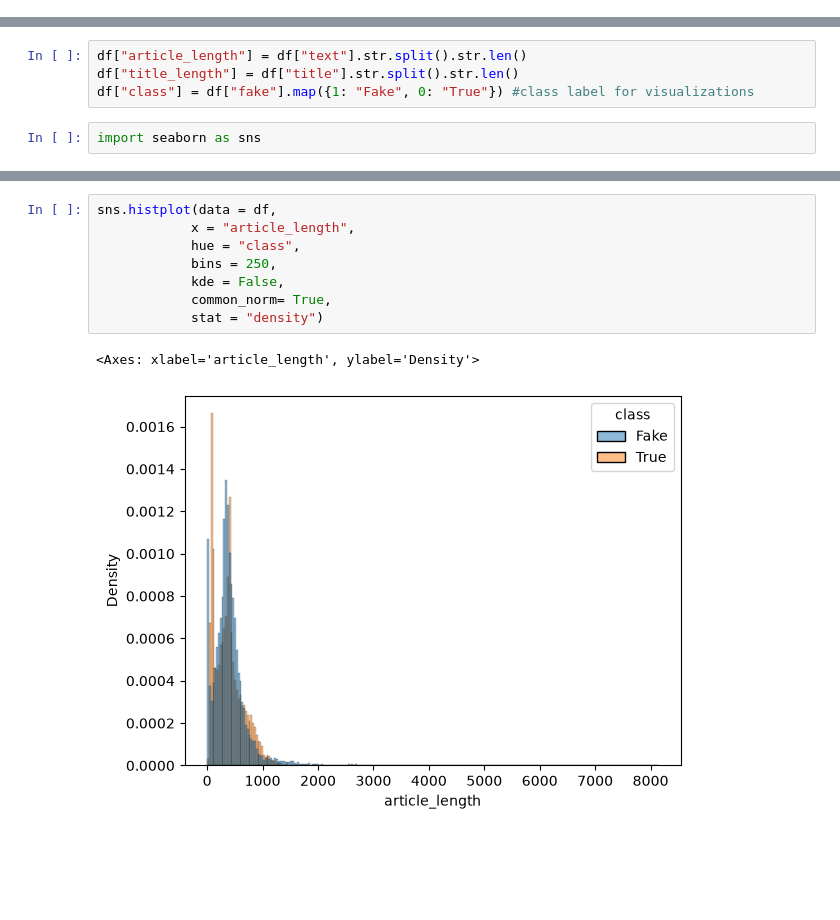
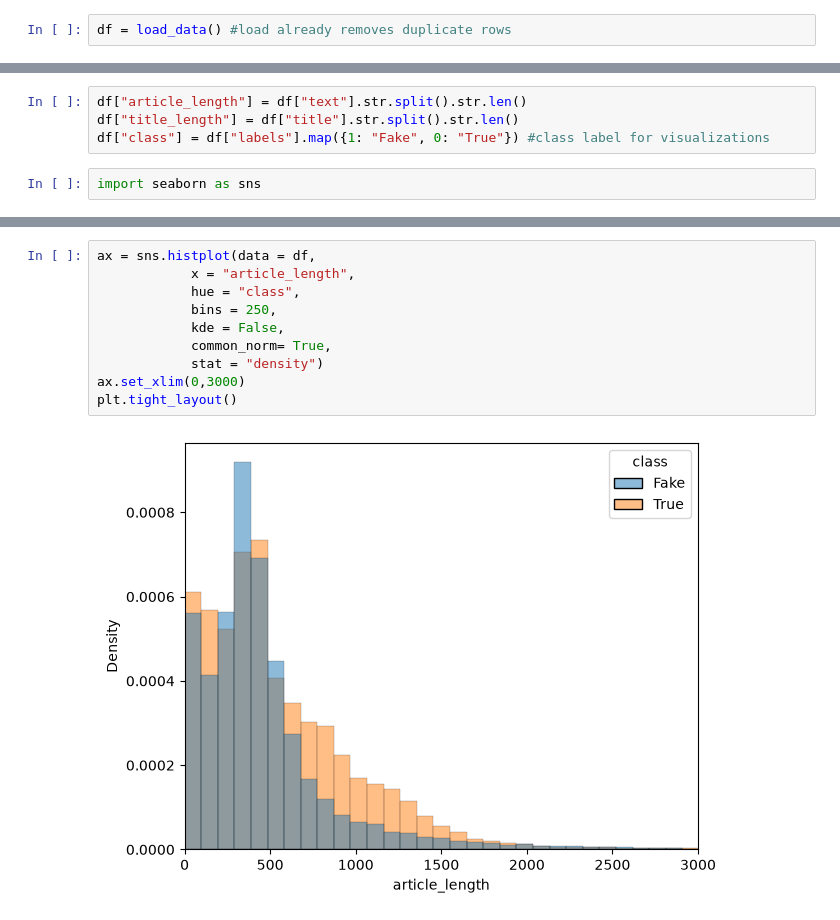
Before and after one commit to takiboti2/fakenewsclassification-demo, a Jupyter notebook: eda.ipynb, the cells around one changed output, grey strips where cells are left out. Saved outputs shown, nothing was run; the diff lists cells and outputs as text; blank space fills up the shorter version.

```diff
--- a/eda.ipynb
+++ b/eda.ipynb
@@ -39,0 +7,2 @@ df = df.sample(frac=1, random_state=42).reset_index(drop=True) #shuffle the rows
+# %%
+df = load_data() #load already removes duplicate rows
@@ -76,7 +95,7 @@ The two classes are ~52% and ~48%, this is relatively balanced, therefore accura
 # %%
 df["article_length"] = df["text"].str.split().str.len()
 df["title_length"] = df["title"].str.split().str.len()
-df["class"] = df["fake"].map({1: "Fake", 0: "True"}) #class label for visualizations
+df["class"] = df["labels"].map({1: "Fake", 0: "True"}) #class label for visualizations
 # %%
 import seaborn as sns
 # %%
@@ -94,11 +113,12 @@ sns.boxplot(data= df, x= "class", y=  "article_length")
 # %%
-sns.histplot(data = df,
+ax = sns.histplot(data = df,
             x = "article_length",
             hue = "class",
             bins = 250,
             kde = False,
             common_norm= True,
             stat = "density")
+ax.set_xlim(0,3000)
+plt.tight_layout()
 # %% [output]
-<Axes: xlabel='article_length', ylabel='Density'>
-[figure, old version]
+[figure, new version]
```
Also changed, not shown: parts of 30 cells of this notebook, 6 other files.
